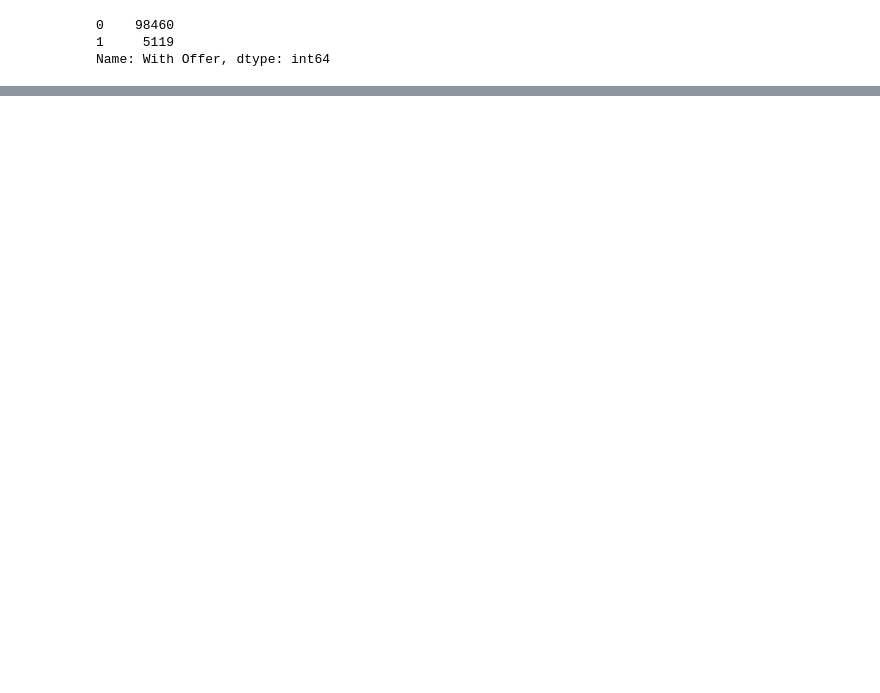
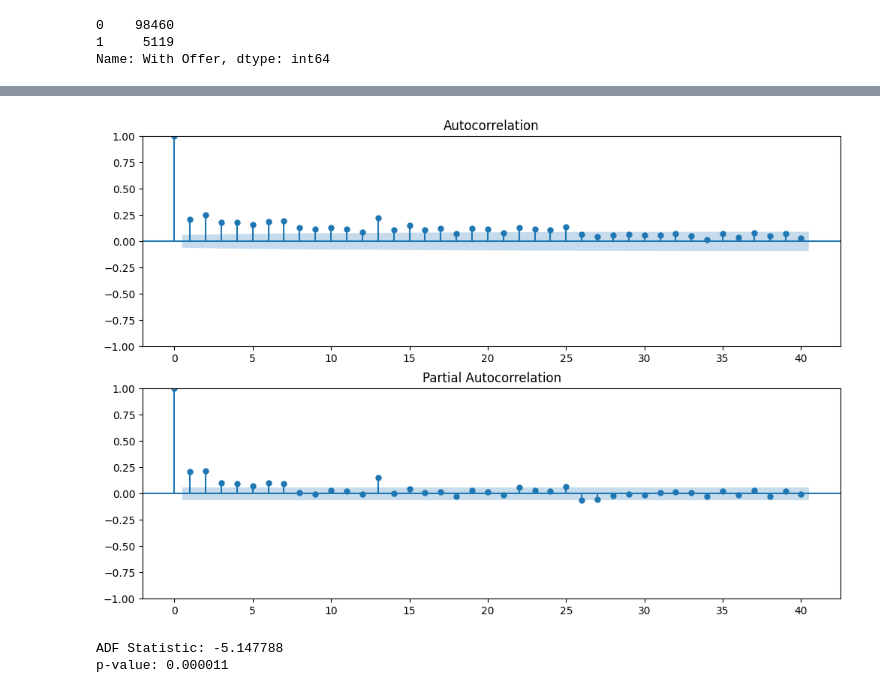
Before and after one commit to mra49/Capstone, a Jupyter notebook: SalesForecasting.ipynb, the cells around one changed output, grey strips where cells are left out. Drawn from its saved outputs; the diff is of its cells as text; code cells hidden in the pictures; blank space fills up the shorter version.

```diff
--- a/SalesForecasting.ipynb
+++ b/SalesForecasting.ipynb
@@ -347,0 +481,25 @@ print(item_size_description.head(30))  # Adjust the number as needed to see more
+# %%
+from statsmodels.graphics.tsaplots import plot_acf, plot_pacf
+
+# Assuming shampoo_daily is your original time series
+# Plot the ACF and PACF
+fig, (ax1, ax2) = plt.subplots(2, 1, figsize=(12,8))
+
+# ACF plot
+plot_acf(shampoo_daily, lags=40, ax=ax1)  # Adjust lags as necessary
+
+# PACF plot
+plot_pacf(shampoo_daily, lags=40, method='ywm', ax=ax2)  # Adjust lags as necessary
+
+plt.show()
+# %% [output]
+[figure, added]
+# %%
+from statsmodels.tsa.stattools import adfuller
+
+result = adfuller(shampoo_daily)
+print('ADF Statistic: %f' % result[0])
+print('p-value: %f' % result[1])
+# %% [output]
+ADF Statistic: -5.147788
+p-value: 0.000011
```
Also changed, not shown: parts of 50 cells of this notebook.
